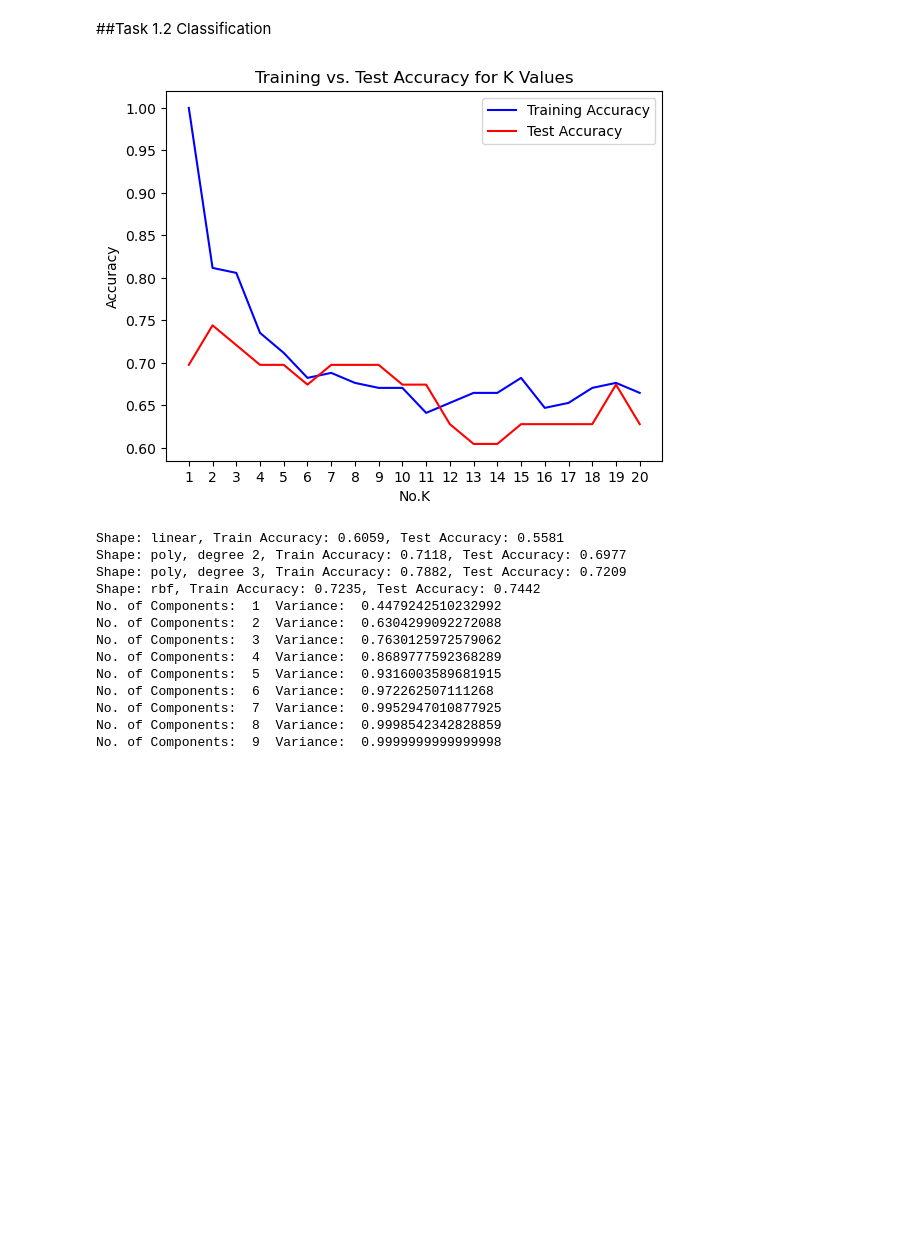
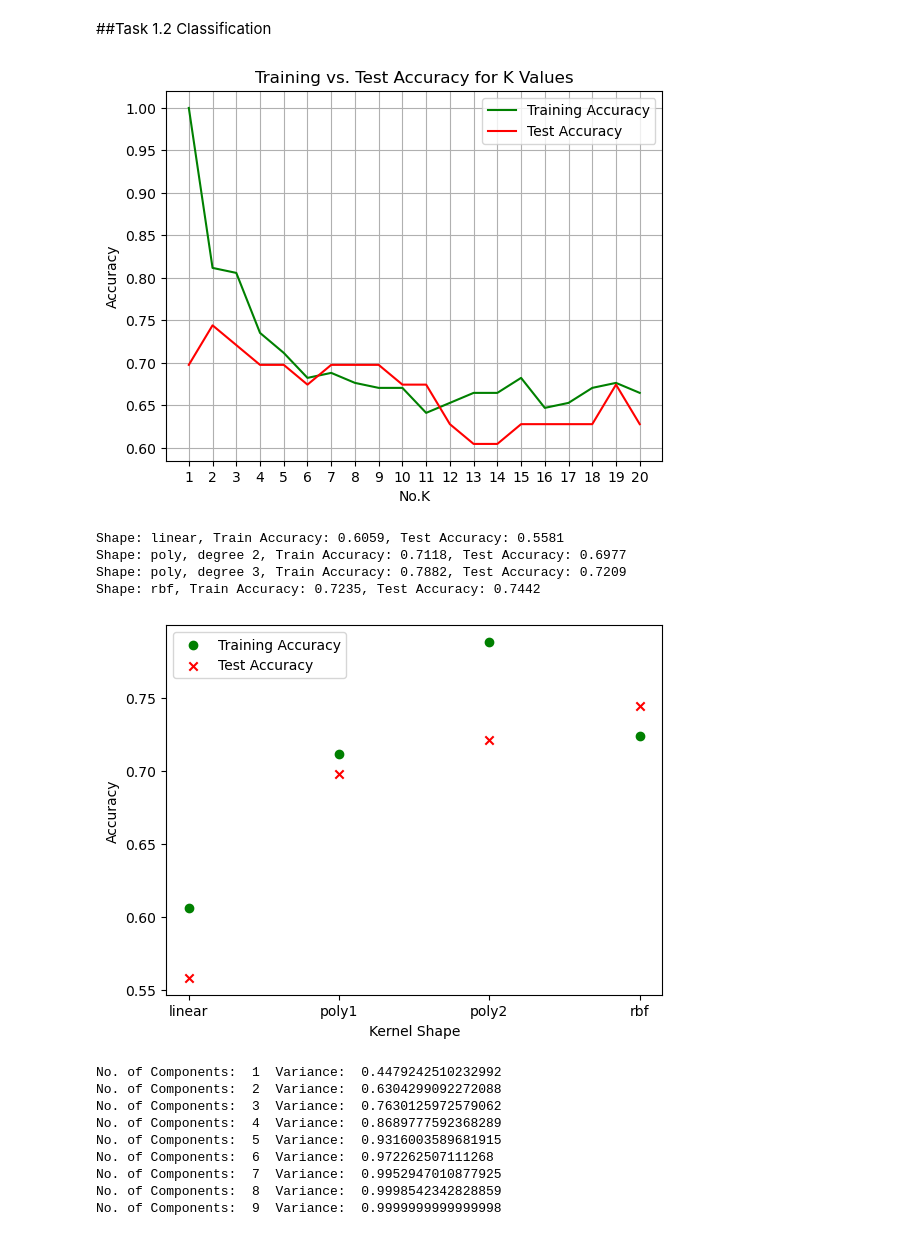
Before and after one commit to elizaclay/Machine-Learning-Optimisation, a Jupyter notebook: COMP2002.ipynb, the cells around one changed output. Drawn from its saved outputs; the diff is of its cells as text; code cells hidden in the pictures; blank space fills up the shorter version.

Commit message:
Plot Results of Investigation

```diff
--- a/COMP2002.ipynb
+++ b/COMP2002.ipynb
@@ -90,10 +90,11 @@ plt.figure()
 plt.xlabel('No.K')
 plt.ylabel('Accuracy')
 plt.title("Training vs. Test Accuracy for K Values")
-plt.plot(k_values, k_train_score, color= 'blue', label= "Training Accuracy")
+plt.plot(k_values, k_train_score, color= 'green', label= "Training Accuracy")
 plt.plot(k_values, k_test_score, color ='red', label = "Test Accuracy")
 plt.xticks(k_values)
 plt.legend()
+plt.grid(True)
 plt.show()
 
 
@@ -108,44 +109,67 @@ for s in kernel_shape:
              svm.fit(X_train, y_train)
              s_train_score.append(svm.score(X_train, y_train))
              s_test_score.append(svm.score(X_test, y_test))
              print(f"Shape: {s}, degree {degree}, Train Accuracy: {s_train_score[-1]:.4f}, Test Accuracy: {s_test_score[-1]:.4f}")
     else:
         svm = SVC(kernel=s)
         svm.fit(X_train, y_train)
         s_train_score.append(svm.score(X_train, y_train))
         s_test_score.append(svm.score(X_test, y_test))
         print(f"Shape: {s}, Train Accuracy: {s_train_score[-1]:.4f}, Test Accuracy: {s_test_score[-1]:.4f}")
 
+kernels = ['linear', 'poly1', 'poly2', 'rbf']
+plt.figure()
+plt.xlabel ("Kernel Shape")
+plt.ylabel ("Accuracy")
+plt.scatter(kernels, s_train_score, color='green', label="Training Accuracy")
+plt.scatter(kernels, s_test_score, color='red', label="Test Accuracy", marker= "x")
+plt.legend()
+plt.show()
+
+
+
 
 #check for optimal pca components (maintain highest variance / sweet spot)
 variance_result = []
 pca_values = range(1, 10)  # testing pca from 1 - 9 dimensions
 
 k_pca_train_score = []
 k_pca_test_score = []
 
 s_pca_train_score = []
 s_pca_test_score = []
 
 for p in pca_values:
     pca = PCA(n_components=p)
     X_train_pca = pca.fit_transform(X_train)
     X_test_pca = pca.transform(X_test)
 
     variance_result.append(sum(pca.explained_variance_ratio_))
     print("No. of Components: ",p, " Variance: ", variance_result[p-1])
+
+#plot scores
+plt.figure()
+plt.xlabel('No. of Components')
+plt.ylabel('Variance Maintained')
+plt.title("Training vs. Test Accuracy for K Values")
+plt.plot(pca_values, variance_result, color= 'blue', label= "Variance Maintained")
+plt.xticks(pca_values)
+plt.grid(True)
+plt.legend()
+plt.show()
 # %% [output]
-[figure, old version]
+[figure, new version]
 Shape: linear, Train Accuracy: 0.6059, Test Accuracy: 0.5581
 Shape: poly, degree 2, Train Accuracy: 0.7118, Test Accuracy: 0.6977
 Shape: poly, degree 3, Train Accuracy: 0.7882, Test Accuracy: 0.7209
 Shape: rbf, Train Accuracy: 0.7235, Test Accuracy: 0.7442
-No. of Components:  1  Variance:  0.4479242510232992
-No. of Components:  2  Variance:  0.6304299092272088
-No. of Components:  3  Variance:  0.7630125972579062
-No. of Components:  4  Variance:  0.8689777592368289
-No. of Components:  5  Variance:  0.9316003589681915
-No. of Components:  6  Variance:  0.972262507111268
-No. of Components:  7  Variance:  0.9952947010877925
-No. of Components:  8  Variance:  0.9998542342828859
-No. of Components:  9  Variance:  0.9999999999999998
+[figure, added]
+No. of Components:  1  Variance:  0.4479242510232992
+No. of Components:  2  Variance:  0.6304299092272088
+No. of Components:  3  Variance:  0.7630125972579062
+No. of Components:  4  Variance:  0.8689777592368289
+No. of Components:  5  Variance:  0.9316003589681915
+No. of Components:  6  Variance:  0.972262507111268
+No. of Components:  7  Variance:  0.9952947010877925
+No. of Components:  8  Variance:  0.9998542342828859
+No. of Components:  9  Variance:  0.9999999999999998
```
Also changed, not shown: parts of 1 cell of this notebook.
